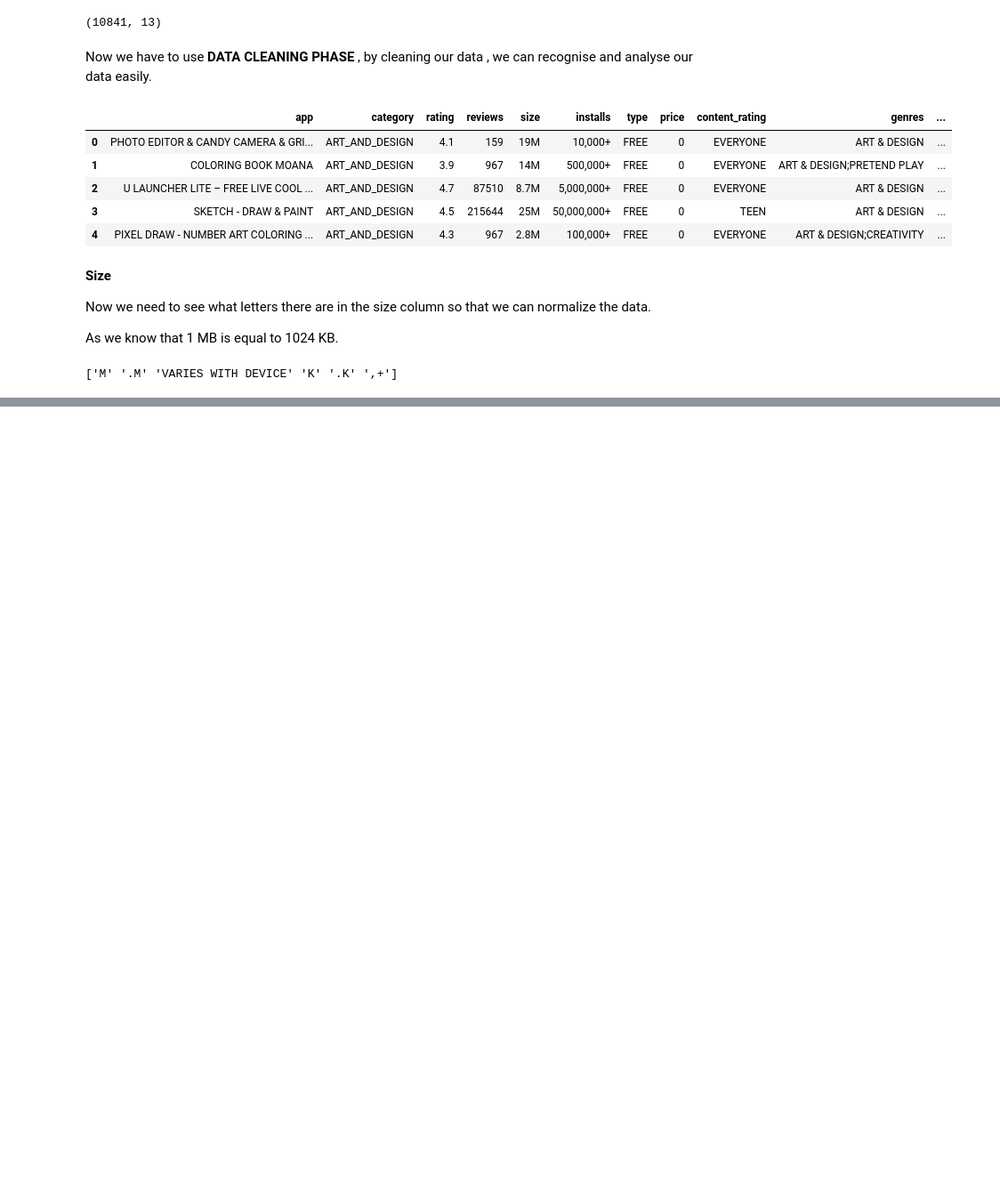
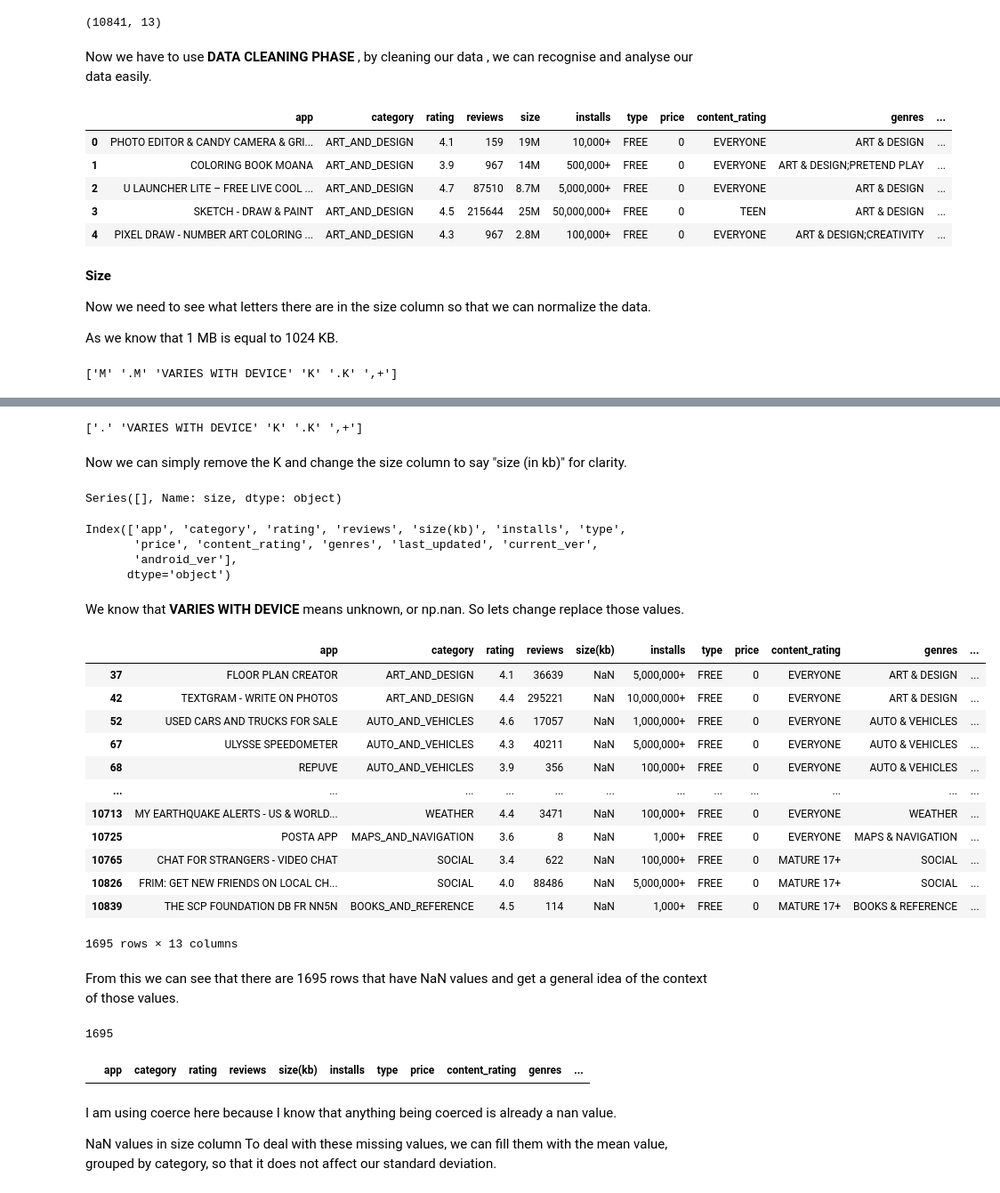
Before and after one commit to AjayJAjay/PlayStore-App-Review-Analysis, a Jupyter notebook: Play_Store_App_Review_Analysis_Capstone_Project.ipynb, the cells around one changed output, grey strips where cells are left out. Shown: that part at 89% size. Cells and saved outputs as stored; diff of their text form; code cells hidden in the pictures; blank space fills up the shorter version.

```diff
--- a/Play_Store_App_Review_Analysis_Capstone_Project.ipynb
+++ b/Play_Store_App_Review_Analysis_Capstone_Project.ipynb
@@ -112,0 +140,59 @@ print(df['size'].str.replace('\d+', '').unique())
+# %%
+# Now we will see our unique letters  present in dataset
+
+print(df['size'].astype(str).str.replace('\d+', '').unique())
+# %% [output]
+['.' 'VARIES WITH DEVICE' 'K' '.K' ',+']
+# %% [markdown]
+
+Now we can simply remove the K and change the size column to say "size (in kb)" for clarity.
+# %%
+df.loc[df['size'].astype(str).str.contains('K'), 'size'] = df.loc[df['size'].astype(str).str.contains('K'), 'size'].str.replace('K', '')
+# %%
+# we can see that there are now no more values containing the letter K
+
+df.loc[df['size'].astype(str).str.contains('K'), 'size']
+# %% [output]
+Series([], Name: size, dtype: object)
+# %%
+# now we will add and clarify to the size column
+
+df.rename(columns = {'size': 'size(kb)'}, inplace=True)
+# %%
+# cross check
+
+df.columns
+# %% [output]
+Index(['app', 'category', 'rating', 'reviews', 'size(kb)', 'installs', 'type',
+       'price', 'content_rating', 'genres', 'last_updated', 'current_ver',
+       'android_ver'],
+      dtype='object')
+# %% [markdown]
+We know that **VARIES WITH DEVICE** means unknown, or np.nan. So lets change replace those values.
+# %%
+df['size(kb)'].replace('VARIES WITH DEVICE', np.nan, inplace=True)
+# %%
+df.loc[df['size(kb)'].isnull(),]
+# %% [output]
+|  | app | category | rating | reviews | size(kb) | installs | type | price | content_rating | genres | ... |
+| 37 | FLOOR PLAN CREATOR | ART_AND_DESIGN | 4.1 | 36639 | NaN | 5,000,000+ | FREE | 0 | EVERYONE | ART & DESIGN | ... |
+| 42 | TEXTGRAM - WRITE ON PHOTOS | ART_AND_DESIGN | 4.4 | 295221 | NaN | 10,000,000+ | FREE | 0 | EVERYONE | ART & DESIGN | ... |
+| 52 | USED CARS AND TRUCKS FOR SALE | AUTO_AND_VEHICLES | 4.6 | 17057 | NaN | 1,000,000+ | FREE | 0 | EVERYONE | AUTO & VEHICLES | ... |
+| 67 | ULYSSE SPEEDOMETER | AUTO_AND_VEHICLES | 4.3 | 40211 | NaN | 5,000,000+ | FREE | 0 | EVERYONE | AUTO & VEHICLES | ... |
+| 68 | REPUVE | AUTO_AND_VEHICLES | 3.9 | 356 | NaN | 100,000+ | FREE | 0 | EVERYONE | AUTO & VEHICLES | ... |
+| ... | ... | ... | ... | ... | ... | ... | ... | ... | ... | ... | ... |
+| 10713 | MY EARTHQUAKE ALERTS - US & WORLD... | WEATHER | 4.4 | 3471 | NaN | 100,000+ | FREE | 0 | EVERYONE | WEATHER | ... |
+| 10725 | POSTA APP | MAPS_AND_NAVIGATION | 3.6 | 8 | NaN | 1,000+ | FREE | 0 | EVERYONE | MAPS & NAVIGATION | ... |
+| 10765 | CHAT FOR STRANGERS - VIDEO CHAT | SOCIAL | 3.4 | 622 | NaN | 100,000+ | FREE | 0 | MATURE 17+ | SOCIAL | ... |
+| 10826 | FRIM: GET NEW FRIENDS ON LOCAL CH... | SOCIAL | 4.0 | 88486 | NaN | 5,000,000+ | FREE | 0 | MATURE 17+ | SOCIAL | ... |
+| 10839 | THE SCP FOUNDATION DB FR NN5N | BOOKS_AND_REFERENCE | 4.5 | 114 | NaN | 1,000+ | FREE | 0 | MATURE 17+ | BOOKS & REFERENCE | ... |
+1695 rows × 13 columns
+# %% [markdown]
+From this we can see that there are 1695 rows that have NaN values and get a general idea of the context of those values.
+# %%
+def chk_null_sum(df, col):
+    return df[col].isnull().sum()
+
+chk_null_sum(df, 'size(kb)')
+# %% [output]
+1695
@@ -112,0 +206,6 @@ print(df['size'].str.replace('\d+', '').unique())
+# %%
+# cross check
+
+df.loc[df['size(kb)'].astype(str).str.contains('+', regex=False),]
+# %% [output]
+|  | app | category | rating | reviews | size(kb) | installs | type | price | content_rating | genres | ... |
@@ -112,0 +226,4 @@ print(df['size'].str.replace('\d+', '').unique())
+# %% [markdown]
+I am using coerce here because I know that anything being coerced is already a nan value.
+
+NaN values in size column To deal with these missing values, we can fill them with the mean value, grouped by category, so that it does not affect our standard deviation.
```
Also changed, not shown: parts of 16 cells of this notebook.
